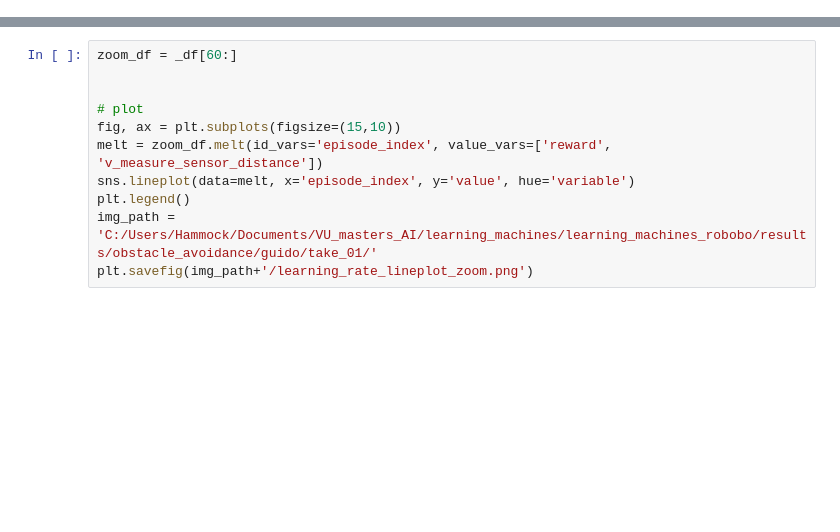
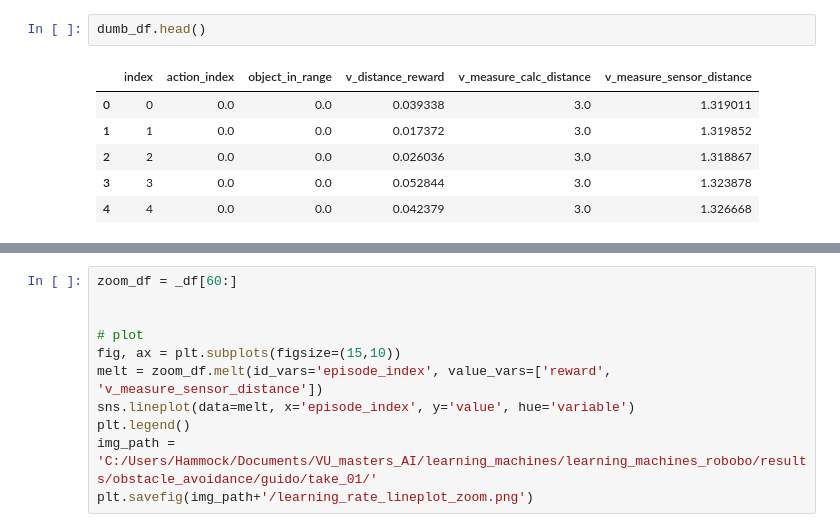
Before and after one commit to gansem/learning_machines_robobo, a Jupyter notebook: src/analytics.ipynb, the cells around one changed output, grey strips where cells are left out. Cells and saved outputs as stored; diff of their text form; blank space fills up the shorter version.

```diff
--- a/src/analytics.ipynb
+++ b/src/analytics.ipynb
@@ -22,0 +22,9 @@ df.head()
+# %%
+dumb_df.head()
+# %% [output]
+|  | index | action_index | object_in_range | v_distance_reward | v_measure_calc_distance | v_measure_sensor_distance |
+| 0 | 0 | 0.0 | 0.0 | 0.039338 | 3.0 | 1.319011 |
+| 1 | 1 | 0.0 | 0.0 | 0.017372 | 3.0 | 1.319852 |
+| 2 | 2 | 0.0 | 0.0 | 0.026036 | 3.0 | 1.318867 |
+| 3 | 3 | 0.0 | 0.0 | 0.052844 | 3.0 | 1.323878 |
+| 4 | 4 | 0.0 | 0.0 | 0.042379 | 3.0 | 1.326668 |
```
Also changed, not shown: parts of 5 cells of this notebook, 23 other files.
